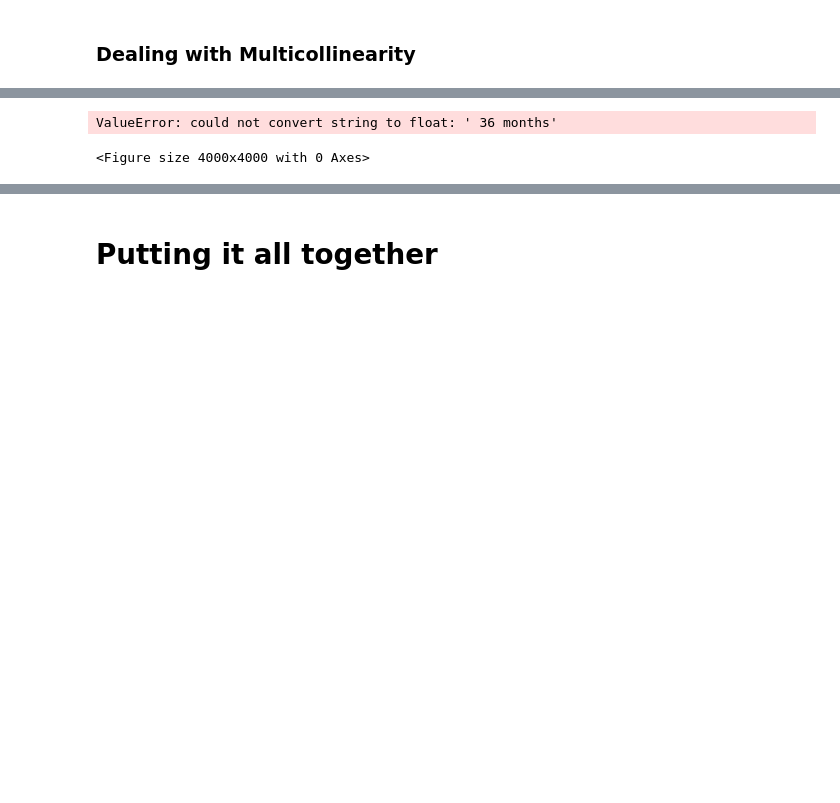
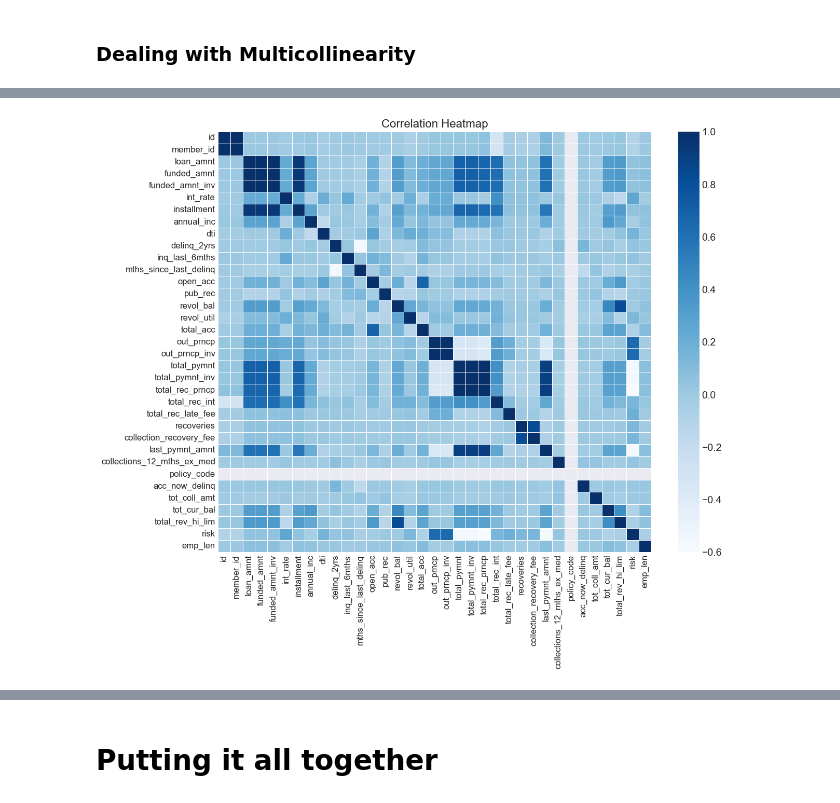
Before and after one commit to Poojaschavan97/Loan-Riskiness-Prediction-OG, a Jupyter notebook: Credit Default Risk.ipynb, the cells around one changed output, grey strips where cells are left out. Cells and saved outputs as stored; diff of their text form; code cells hidden in the pictures; blank space fills up the shorter version.

```diff
--- a/Credit Default Risk.ipynb
+++ b/Credit Default Risk.ipynb
@@ -416,3 +394,0 @@ df
-# %%
-df['term']=df['term'].str.findall('([0-9]+)')
-df['term']=df['term'].apply(lambda x : float(x[0]) if x is not np.nan else np.nan)
@@ -439,7 +395,15 @@ df
 # %%
-plt.figure(figsize=(40, 40))
-sns.heatmap(df.corr().round(2), annot=True, cmap="Blues");
+plt.figure(figsize=(12, 10))  # More reasonable size
+sns.heatmap(df.corr(numeric_only=True).round(2),  # Ensure numeric data
+            cmap="Blues",
+            fmt=".2f",  # Ensure two decimal places
+            linewidths=0.5,  # Add grid lines for clarity
+            cbar=True)  # Show color bar
+
+plt.title("Correlation Heatmap", fontsize=16)
+plt.xticks(rotation=90, fontsize=12)
+plt.yticks(fontsize=12)
+plt.show()
 # %% [output]
-ValueError: could not convert string to float: ' 36 months'
-<Figure size 4000x4000 with 0 Axes>
+[figure, added]
 # %%
```
Also changed, not shown: parts of 27 cells of this notebook, 1 other file.
